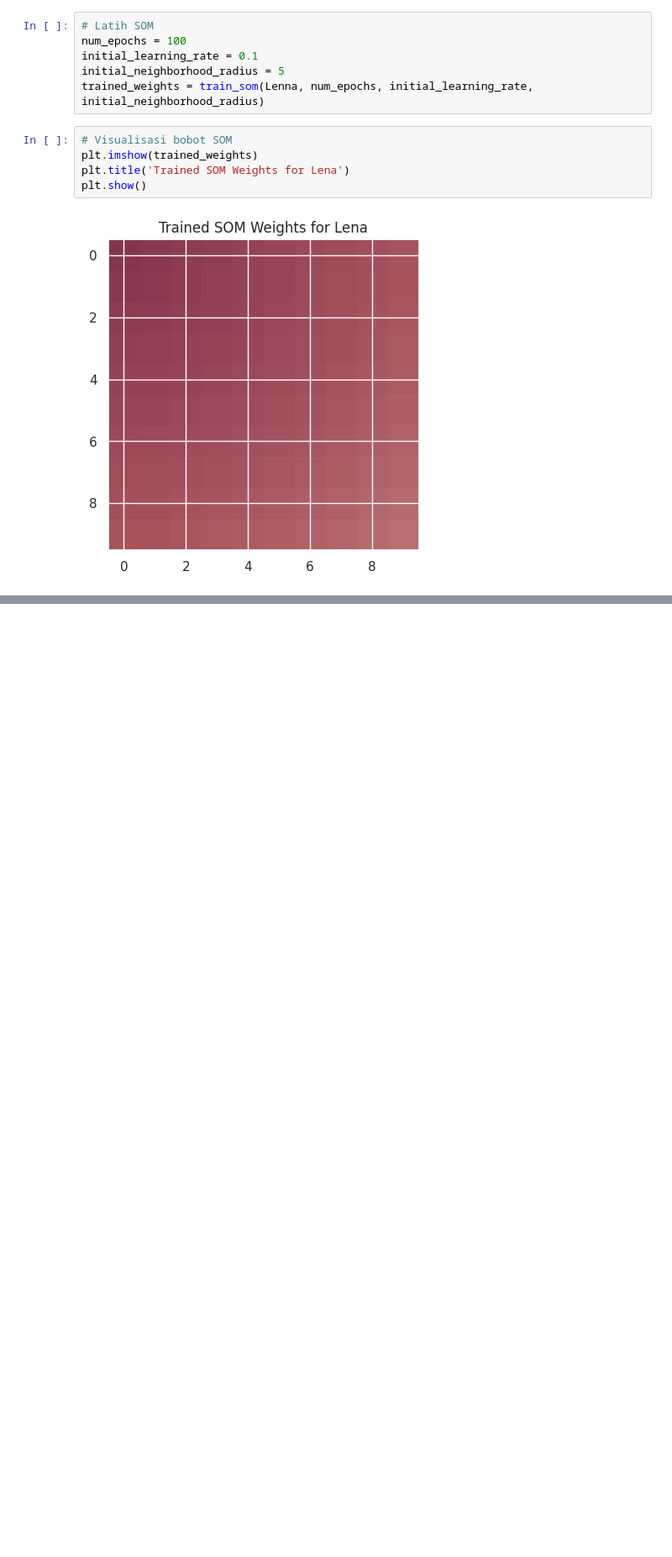
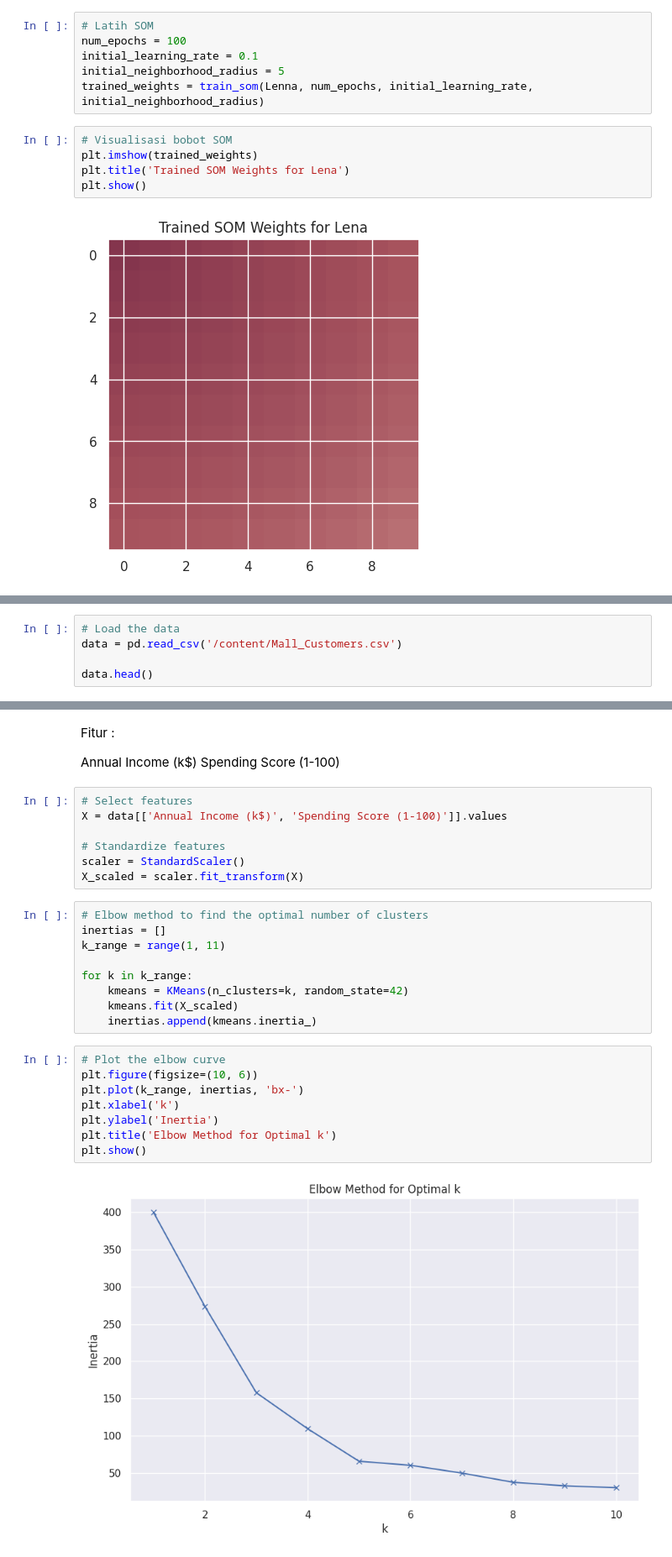
Before and after one commit to hunn99/ML_Ganjil_2024, a Jupyter notebook: JS7_Clustering.ipynb, the cells around one changed output, grey strips where cells are left out. Shown at 84% size. Cells and saved outputs as stored; diff of their text form; blank space fills up the shorter version.

```diff
--- a/JS7_Clustering.ipynb
+++ b/JS7_Clustering.ipynb
@@ -441,0 +459,5 @@ plt.show()
+# %%
+# Load the data
+data = pd.read_csv('/content/Mall_Customers.csv')
+
+data.head()
@@ -441,0 +471,31 @@ plt.show()
+# %% [markdown]
+Fitur :
+
+Annual Income (k$)
+Spending Score (1-100)
+# %%
+# Select features
+X = data[['Annual Income (k$)', 'Spending Score (1-100)']].values
+
+# Standardize features
+scaler = StandardScaler()
+X_scaled = scaler.fit_transform(X)
+# %%
+# Elbow method to find the optimal number of clusters
+inertias = []
+k_range = range(1, 11)
+
+for k in k_range:
+    kmeans = KMeans(n_clusters=k, random_state=42)
+    kmeans.fit(X_scaled)
+    inertias.append(kmeans.inertia_)
+# %%
+# Plot the elbow curve
+plt.figure(figsize=(10, 6))
+plt.plot(k_range, inertias, 'bx-')
+plt.xlabel('k')
+plt.ylabel('Inertia')
+plt.title('Elbow Method for Optimal k')
+plt.show()
+# %% [output]
+[figure, added]
```
Also changed, not shown: parts of 11 cells of this notebook.
